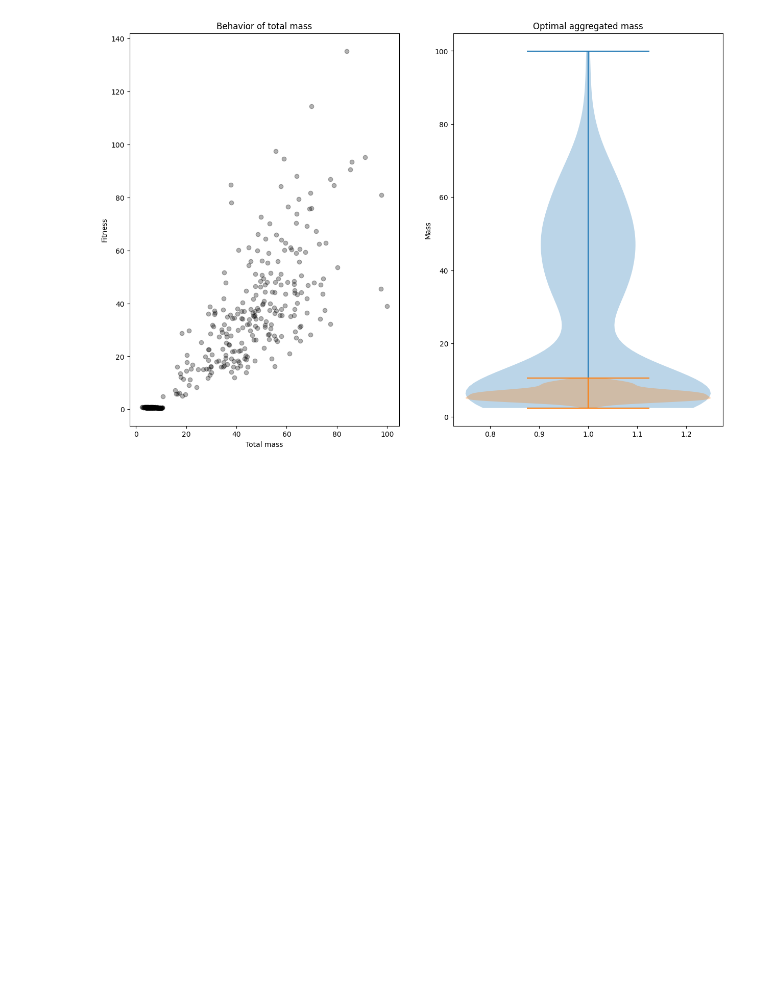
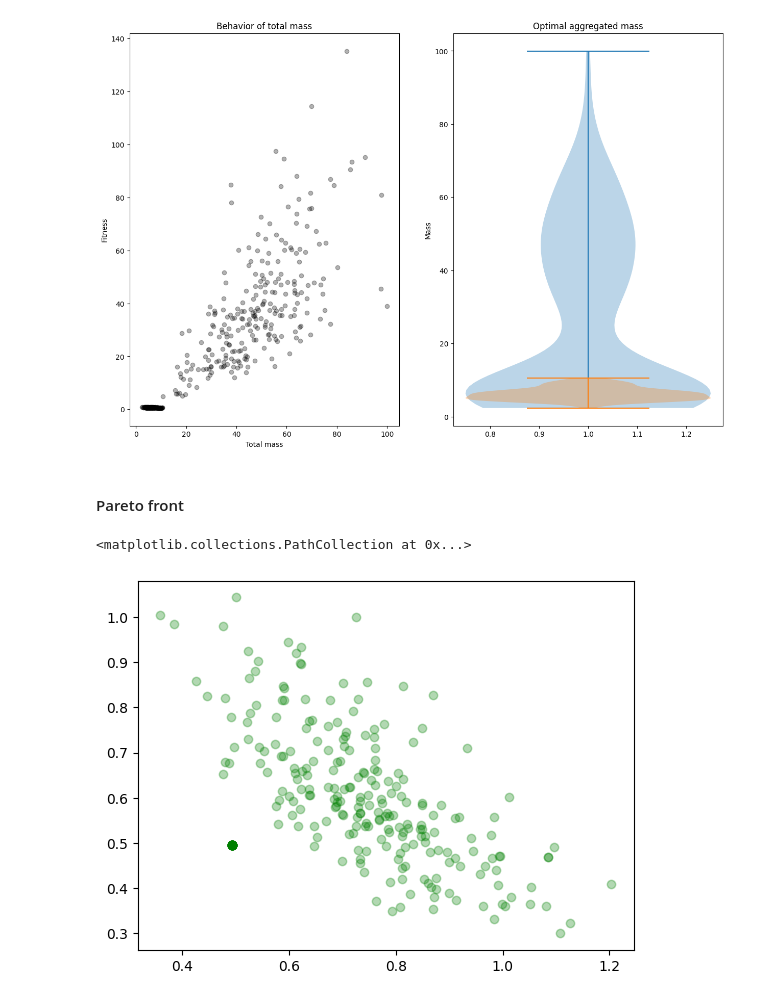
Before and after one commit to LuisR-jpg/Artificial-Intelligence---UP, a Jupyter notebook: Courses and Miscellaneous/Research/Analysis.ipynb, the cells around one changed output. Drawn from its saved outputs; the diff is of its cells as text; code cells hidden in the pictures; blank space fills up the shorter version.

```diff
--- a/Courses and Miscellaneous/Research/Analysis.ipynb
+++ b/Courses and Miscellaneous/Research/Analysis.ipynb
@@ -75,9 +79,13 @@ fitness = np.loadtxt("1671919014Fitness.txt")
 samples = np.loadtxt("1671919014Population.txt")
 """
 # Broader space
-fitness = np.loadtxt("1671985276Fitness.txt")
-samples = np.loadtxt("1671985276Population.txt")
+fitness = np.loadtxt("1671988185Fitness.txt")
+samples = np.loadtxt("1671988185Population.txt")
+shForces = np.loadtxt("1671988185ShForces.txt")
+shMoments = np.loadtxt("1671988185ShMoments.txt")
 
+print(samples.shape)
 print(fitness.shape)
-print(samples.shape)
+print(shForces.shape)
+print(shMoments.shape)
 # %% [output]
@@ -232,3 +248,10 @@ plt.violinplot(sumMasses[optimal])
  'cmins': <matplotlib.collections.LineCollection at 0x...>,
  'cbars': <matplotlib.collections.LineCollection at 0x...>}
 [figure]
+# %% [markdown]
+#### Pareto front
+# %%
+plt.scatter(shForces[optimal], shMoments[optimal], alpha = 0.3, color = 'g')
+# %% [output]
+<matplotlib.collections.PathCollection at 0x...>
+[figure, added]
```
Also changed, not shown: parts of 7 cells of this notebook, 4 other files.
